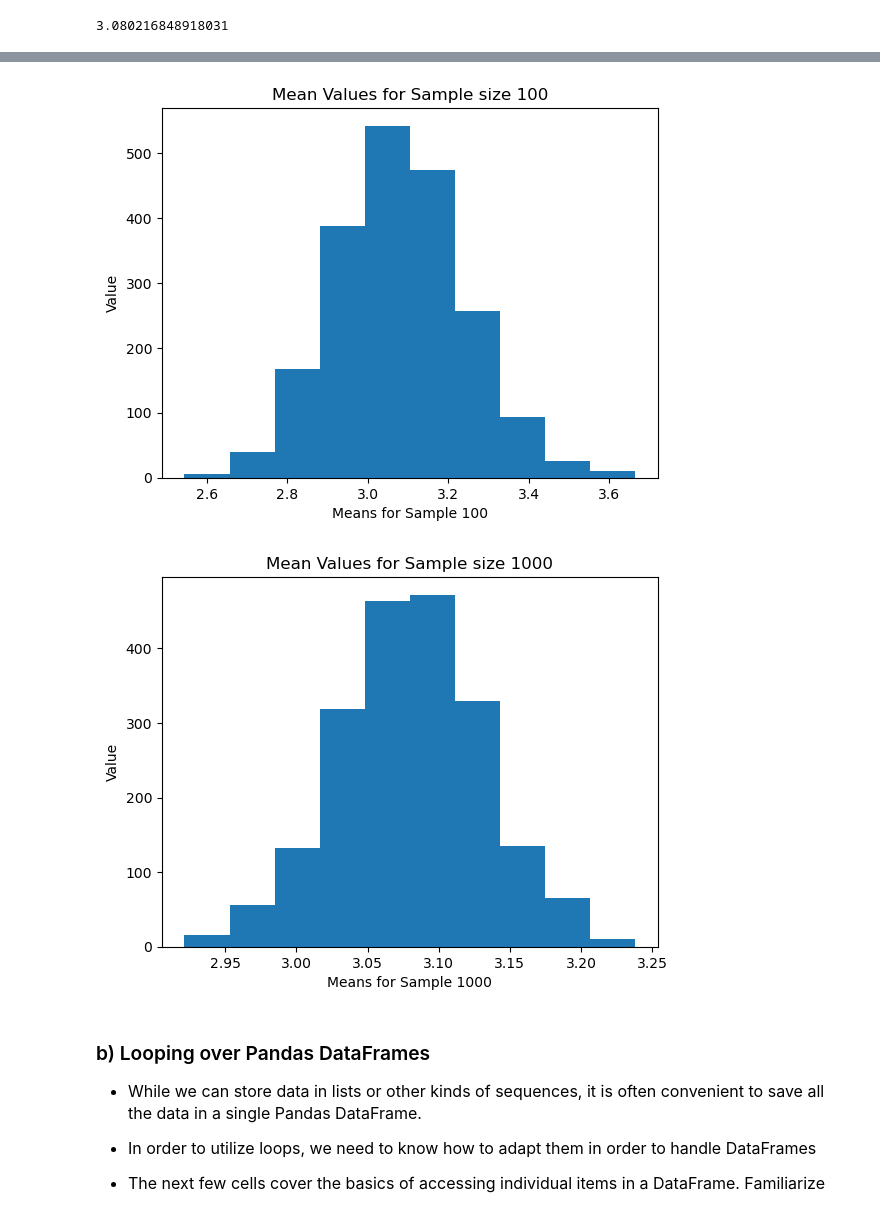
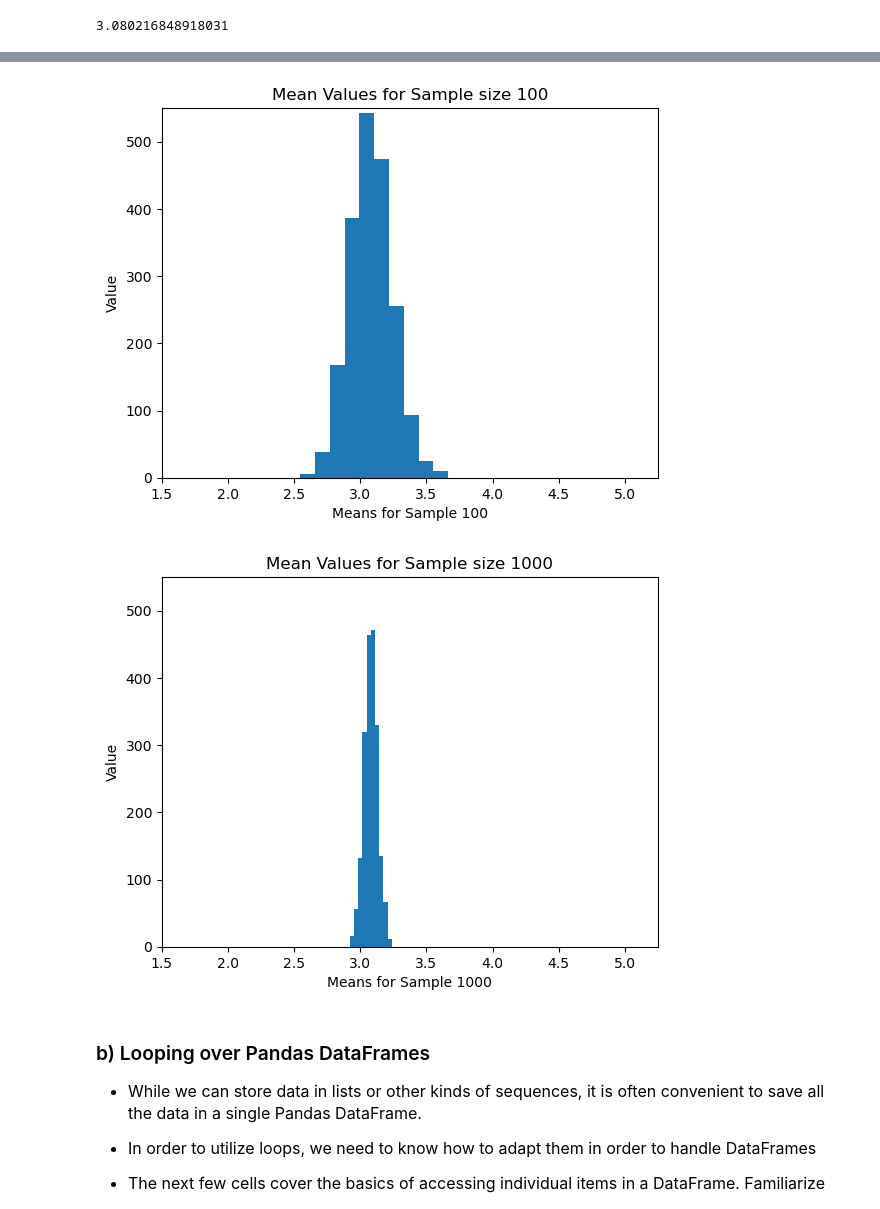
Before and after one commit to tavishikapoor07/datasci151spring2026, a Jupyter notebook: _assignments/assignment_5/Assignment5.ipynb, the cells around one changed output, grey strips where cells are left out. Cells and saved outputs as stored; diff of their text form; code cells hidden in the pictures.

```diff
--- a/_assignments/assignment_5/Assignment5.ipynb
+++ b/_assignments/assignment_5/Assignment5.ipynb
@@ -82,6 +64,8 @@ plt.hist(x = means_10_values)
 plt.xlabel("Means for Sample 10")
 plt.ylabel("Value")
 plt.title("Mean Values for Sample size 10")
+plt.xlim(1.5,5.25)
+plt.ylim(0,550)
 plt.show()
 
 ########### Sample Size 100
@@ -106,6 +90,8 @@ plt.hist(x = means_100_values)
 plt.xlabel("Means for Sample 100")
 plt.ylabel("Value")
 plt.title("Mean Values for Sample size 100")
+plt.xlim(1.5,5.25)
+plt.ylim(0,550)
 plt.show()
 
 ########### Sample Size 1000
@@ -131,5 +117,7 @@ plt.hist(x = means_1000_values)
 plt.xlabel("Means for Sample 1000")
 plt.ylabel("Value")
 plt.title("Mean Values for Sample size 1000")
+plt.xlim(1.5,5.25)
+plt.ylim(0,550)
 plt.show()
 # %% [output]
@@ -137,5 +125,5 @@ plt.show()
-[figure, old version]
+[figure, new version]
-[figure, old version]
+[figure, new version]
 # %% [markdown]
 ### b) Looping over Pandas DataFrames
 
```
Also changed, not shown: parts of 2 cells of this notebook, 2 other files.
